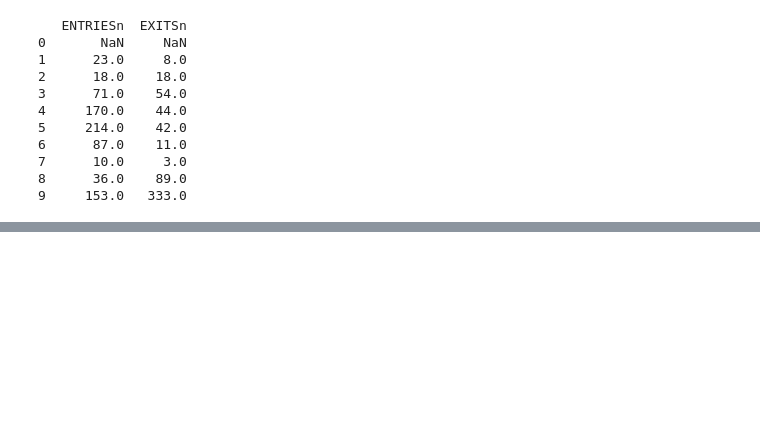
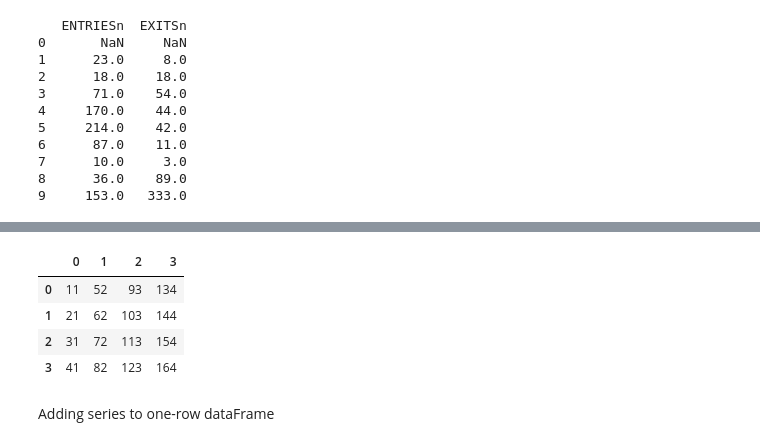
Before and after one commit to sumedhadewan/numpyAndpanda, a Jupyter notebook: Panda2D-DataFrame part 2.ipynb, the cells around one changed output, grey strips where cells are left out. Saved outputs shown, nothing was run; the diff lists cells and outputs as text; code cells hidden in the pictures; blank space fills up the shorter version.

```diff
--- a/Panda2D-DataFrame part 2.ipynb
+++ b/Panda2D-DataFrame part 2.ipynb
@@ -210,0 +219,12 @@ print(get_hourly_entries_and_exits(entries_and_exits))
+# %%
+import pandas as pd
+
+s= pd.Series([1,2,3,4])
+df = pd.DataFrame({
+    0: [10, 20, 30, 40],
+    1: [50, 60, 70, 80],
+    2: [90, 100, 110, 120],
+    3: [130, 140, 150, 160]
+})
+print(s)
+print(df)
@@ -210,0 +242,10 @@ print(get_hourly_entries_and_exits(entries_and_exits))
+# %%
+df + s
+# %% [output]
+|  | 0 | 1 | 2 | 3 |
+| 0 | 11 | 52 | 93 | 134 |
+| 1 | 21 | 62 | 103 | 144 |
+| 2 | 31 | 72 | 113 | 154 |
+| 3 | 41 | 82 | 123 | 164 |
+# %% [markdown]
+Adding series to one-row dataFrame
```
Also changed, not shown: parts of 26 cells of this notebook.
